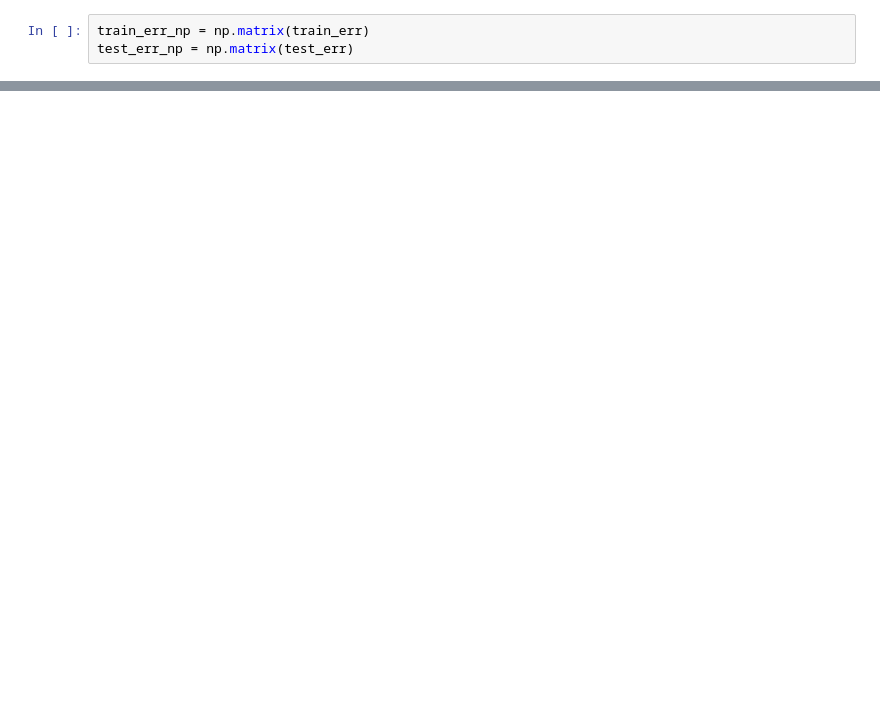
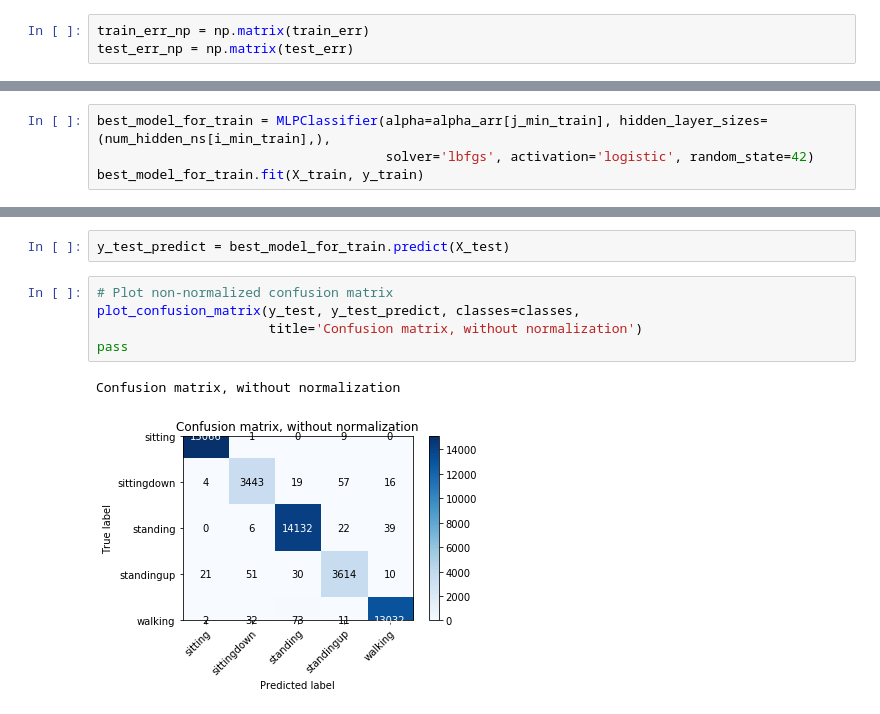
Before and after one commit to ABoltachev/Laba_1, a Jupyter notebook: Laba_1.ipynb, the cells around one changed output, grey strips where cells are left out. Cells and saved outputs as stored; diff of their text form; blank space fills up the shorter version.

```diff
--- a/Laba_1.ipynb
+++ b/Laba_1.ipynb
@@ -740,0 +729,4 @@ The best parameters (test err = 0.008110283759307708): alpha = 0.316227766016837
+# %%
+best_model_for_train = MLPClassifier(alpha=alpha_arr[j_min_train], hidden_layer_sizes=(num_hidden_ns[i_min_train],),
+                                     solver='lbfgs', activation='logistic', random_state=42)
+best_model_for_train.fit(X_train, y_train)
@@ -740,0 +742,10 @@ The best parameters (test err = 0.008110283759307708): alpha = 0.316227766016837
+# %%
+y_test_predict = best_model_for_train.predict(X_test)
+# %%
+# Plot non-normalized confusion matrix
+plot_confusion_matrix(y_test, y_test_predict, classes=classes,
+                      title='Confusion matrix, without normalization')
+pass
+# %% [output]
+Confusion matrix, without normalization
+[figure, added]
```
Also changed, not shown: parts of 12 cells of this notebook, 2 other files.
